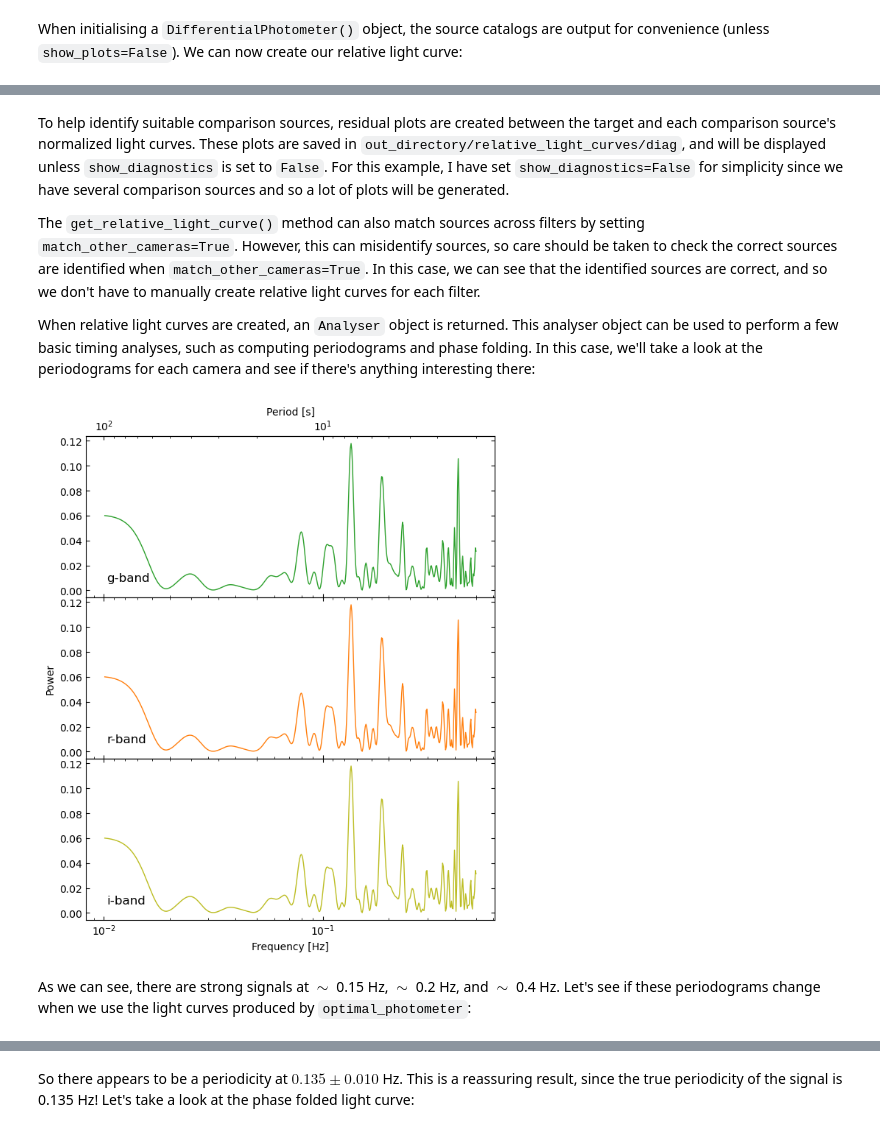
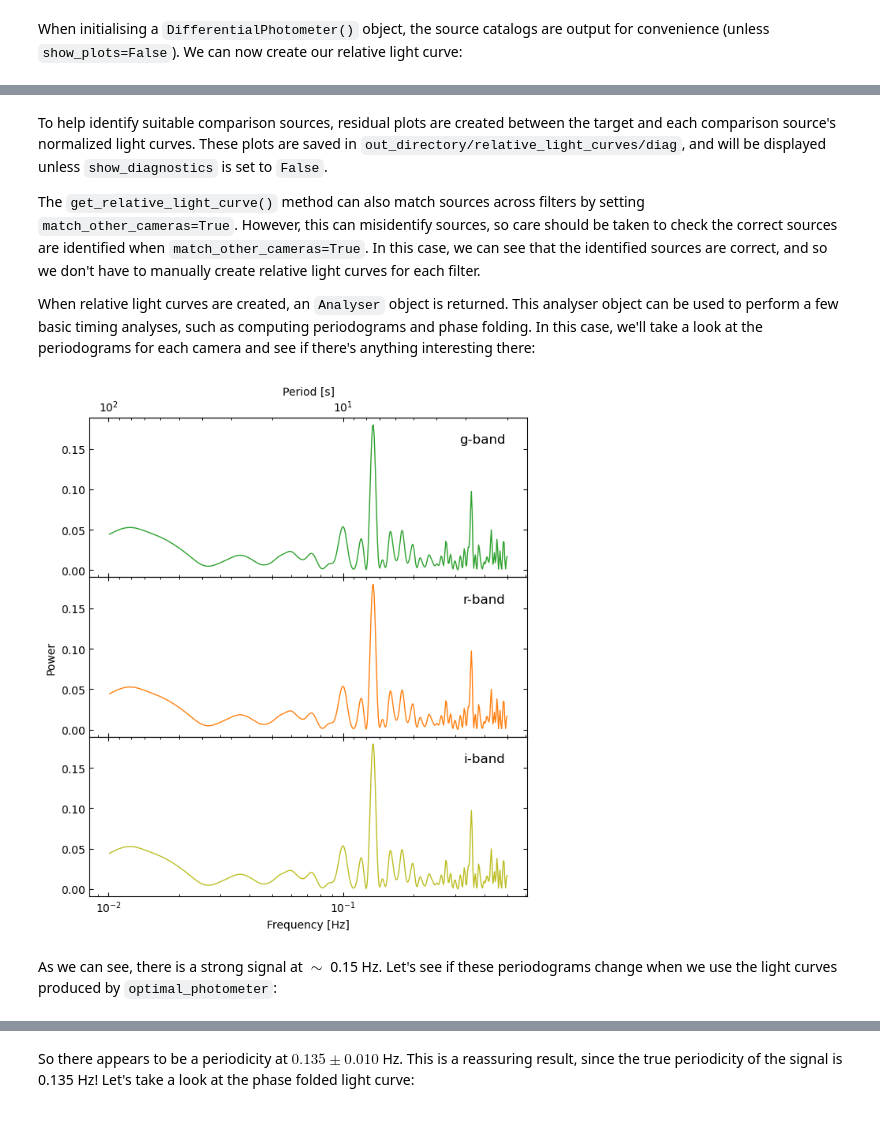
Before and after one commit to zairving/opticam, a Jupyter notebook: docs/tutorials/basic_usage.ipynb, the cells around one changed output, grey strips where cells are left out. Saved outputs shown, nothing was run; the diff lists cells and outputs as text; code cells hidden in the pictures.

Commit message:
docs: updated to use new synthetic data, imports simplified

```diff
--- a/docs/tutorials/basic_usage.ipynb
+++ b/docs/tutorials/basic_usage.ipynb
@@ -134,7 +147,5 @@ Let's now produce a relative light curve for source 2 using the 'forced_simple_a
 # %%
-from opticam_new import DifferentialPhotometer
-
-diff_phot = DifferentialPhotometer(
+diff_phot = opticam_new.DifferentialPhotometer(
     out_directory='basic_usage_tutorial/reduced',  # same as the catalogue's out_directory
     show_plots=True,  # show plots (useful for diagnosis and debugging)
     )
@@ -144,16 +155,16 @@ diff_phot = DifferentialPhotometer(
 # %% [markdown]
 When initialising a `DifferentialPhotometer()` object, the source catalogs are output for convenience (unless `show_plots=False`). We can now create our relative light curve:
 # %%
-target = 2  # source of interest
-comparisons = [1, 3, 4, 5, 6]  # comparison sources
+target = 1  # source of interest
+comparisons = [3]  # comparison sources
 
-analyser = diff_phot.get_relative_light_curve(
+annulus_analyser = diff_phot.get_relative_light_curve(
     'g-band',  # filter for which to compute the relative light curve
     target,  # source of interest
     comparisons,  # comparison sources
-    phot_label='forced_simple_annulus',  # label for the photometry results
-    prefix='test',  # prefix for the output files
-    match_other_cameras=True,  # match sources across cameras (use with caution, does not always work well)
+    phot_label='simple_annulus',  # label for the photometry results
+    prefix='test',  # prefix for the output files (e.g., the name of the target source)
+    match_other_cameras=True,  # match sources across cameras (use with caution, can mismatch sources)
     show_diagnostics=False,  # show diagnostic plots (useful for diagnosis and debugging)
     )
 # %% [output]
@@ -163,13 +176,13 @@ i-band 2 [1, 3, 4, 5, 6]
 # %% [markdown]
-To help identify suitable comparison sources, residual plots are created between the target and each comparison source's normalized light curves. These plots are saved in `out_directory/relative_light_curves/diag`, and will be displayed unless `show_diagnostics` is set to `False`. For this example, I have set `show_diagnostics=False` for simplicity since we have several comparison sources and so a lot of plots will be generated.
+To help identify suitable comparison sources, residual plots are created between the target and each comparison source's normalized light curves. These plots are saved in `out_directory/relative_light_curves/diag`, and will be displayed unless `show_diagnostics` is set to `False`.
 
 The `get_relative_light_curve()` method can also match sources across filters by setting `match_other_cameras=True`. However, this can misidentify sources, so care should be taken to check the correct sources are identified when `match_other_cameras=True`. In this case, we can see that the identified sources are correct, and so we don't have to manually create relative light curves for each filter.
 
 When relative light curves are created, an `Analyser` object is returned. This analyser object can be used to perform a few basic timing analyses, such as computing periodograms and phase folding. In this case, we'll take a look at the periodograms for each camera and see if there's anything interesting there:
 # %%
-frequencies, periodograms = analyser.lomb_scargle(scale='log', show_plot=True)
+frequencies, annulus_powers = annulus_analyser.lomb_scargle(scale='log', show_plot=True)
 # %% [output]
-[figure, old version]
+[figure, new version]
 # %% [markdown]
-As we can see, there are strong signals at $\sim$ 0.15 Hz, $\sim$ 0.2 Hz, and $\sim$ 0.4 Hz. Let's see if these periodograms change when we use the light curves produced by `optimal_photometer`:
+As we can see, there is a strong signal at $\sim$ 0.15 Hz. Let's see if these periodograms change when we use the light curves produced by `optimal_photometer`:
 # %%
```
Also changed, not shown: parts of 25 cells of this notebook.
